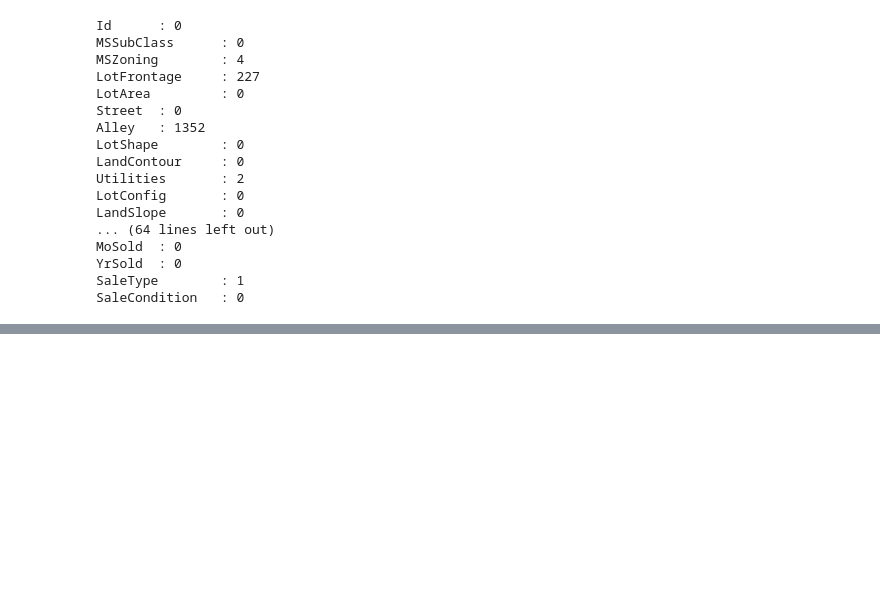
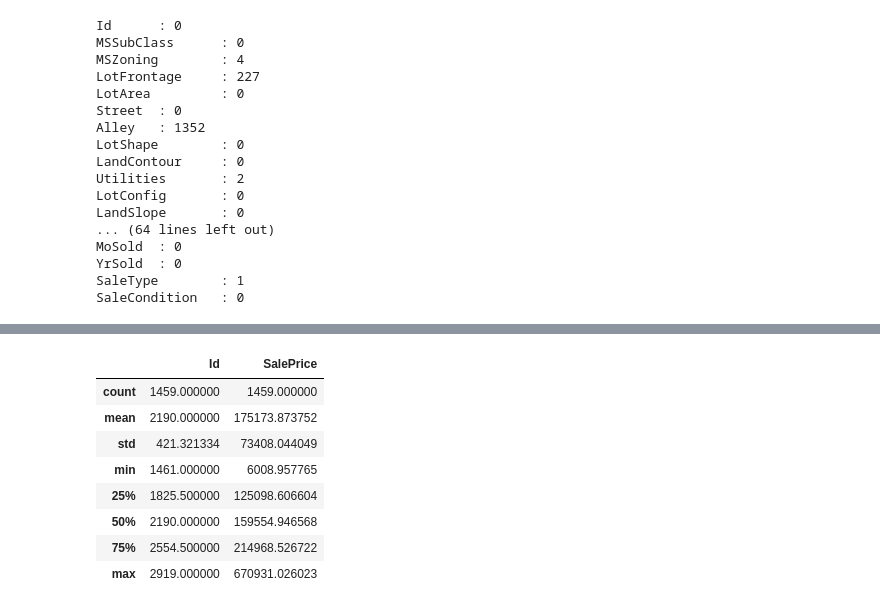
Before and after one commit to sidhantagar/Kaggle-House-Prices, a Jupyter notebook: house-prices.ipynb, the cells around one changed output, grey strips where cells are left out. Saved outputs shown, nothing was run; the diff lists cells and outputs as text; code cells hidden in the pictures; blank space fills up the shorter version.

```diff
--- a/house-prices.ipynb
+++ b/house-prices.ipynb
@@ -665,0 +735,12 @@ output
+# %%
+test[['Id','SalePrice']].describe()
+# %% [output]
+|  | Id | SalePrice |
+| count | 1459.000000 | 1459.000000 |
+| mean | 2190.000000 | 175173.873752 |
+| std | 421.321334 | 73408.044049 |
+| min | 1461.000000 | 6008.957765 |
+| 25% | 1825.500000 | 125098.606604 |
+| 50% | 2190.000000 | 159554.946568 |
+| 75% | 2554.500000 | 214968.526722 |
+| max | 2919.000000 | 670931.026023 |
```
Also changed, not shown: parts of 20 cells of this notebook.
